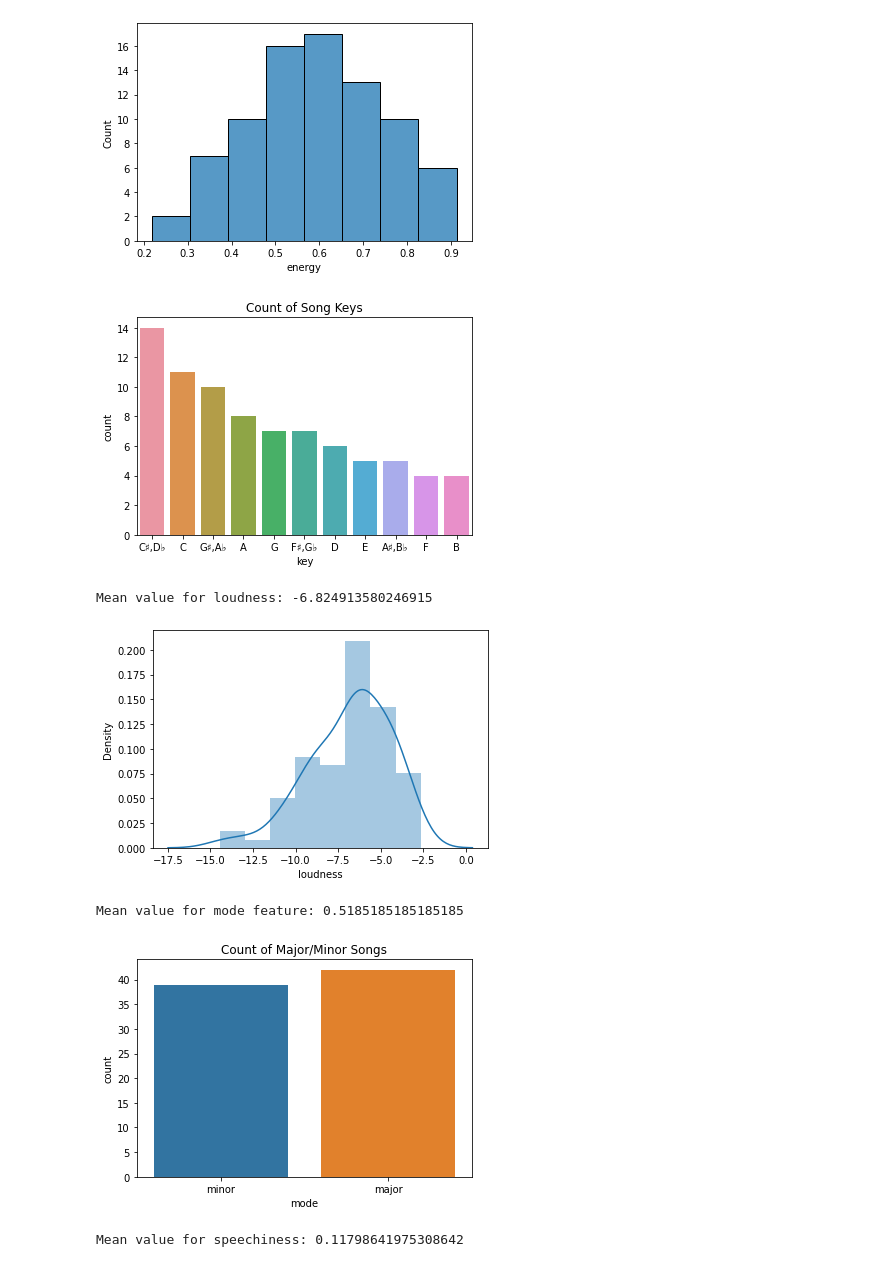
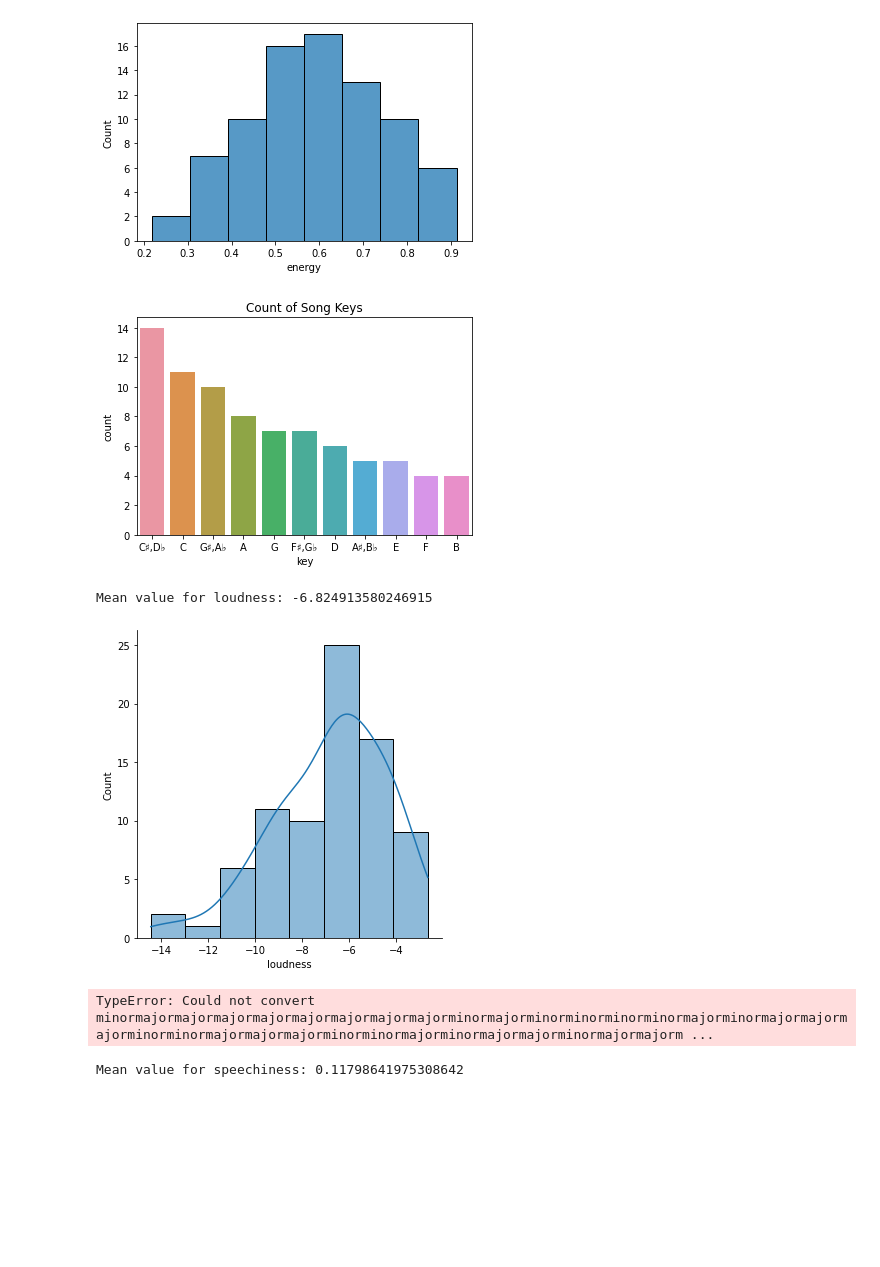
Before and after one commit to mblackstock/ds1-analytics, a Jupyter notebook: 5-spotify.ipynb, the cells around one changed output. Saved outputs shown, nothing was run; the diff lists cells and outputs as text; code cells hidden in the pictures; blank space fills up the shorter version.

```diff
--- a/5-spotify.ipynb
+++ b/5-spotify.ipynb
@@ -442,7 +453,7 @@ If you have already saved your data, or you can't access the API, you can load t
 # %%
 import json
 
-with open('../datasets/spotify/no1_features.json', 'r') as file:
+with open('datasets/spotify/no1_features.json', 'r') as file:
     features = json.load(file)
 # %% [markdown]
 Lets look at the top level keys of this dict:
@@ -596,14 +607,14 @@ sns.countplot(x = 'key', data=track_features, order=track_features['key'].value_
 plt.title("Count of Song Keys")
 plt.show()
 # %% [output]
-[figure, old version]
+[figure, new version]
 # %%
 print("Mean value for loudness:", track_features['loudness'].mean())
-sns.distplot(track_features['loudness'])
+sns.displot(track_features['loudness'], kde=True)
 plt.show()
 # %% [output]
 Mean value for loudness: -6.824913580246915
-[figure, old version]
+[figure, new version]
 # %%
 #print mean value for mode
 print("Mean value for mode feature:", track_features['mode'].mean())
@@ -617,8 +628,7 @@ sns.countplot(x = 'mode', data=track_features)
 plt.title("Count of Major/Minor Songs")
 plt.show()
 # %% [output]
-Mean value for mode feature: 0.5185185185185185
+TypeError: Could not convert minormajormajormajormajormajormajormajormajorminormajorminorminorminorminormajorminormajormajormajorminorminormajormajormajorminorminormajorminormajormajorminormajormajorm ...
-[figure, removed]
 # %%
 #mean value and distplot for speechiness feature
 print("Mean value for speechiness:", track_features['speechiness'].mean())
```
Also changed, not shown: parts of 14 cells of this notebook, 3 other files.
